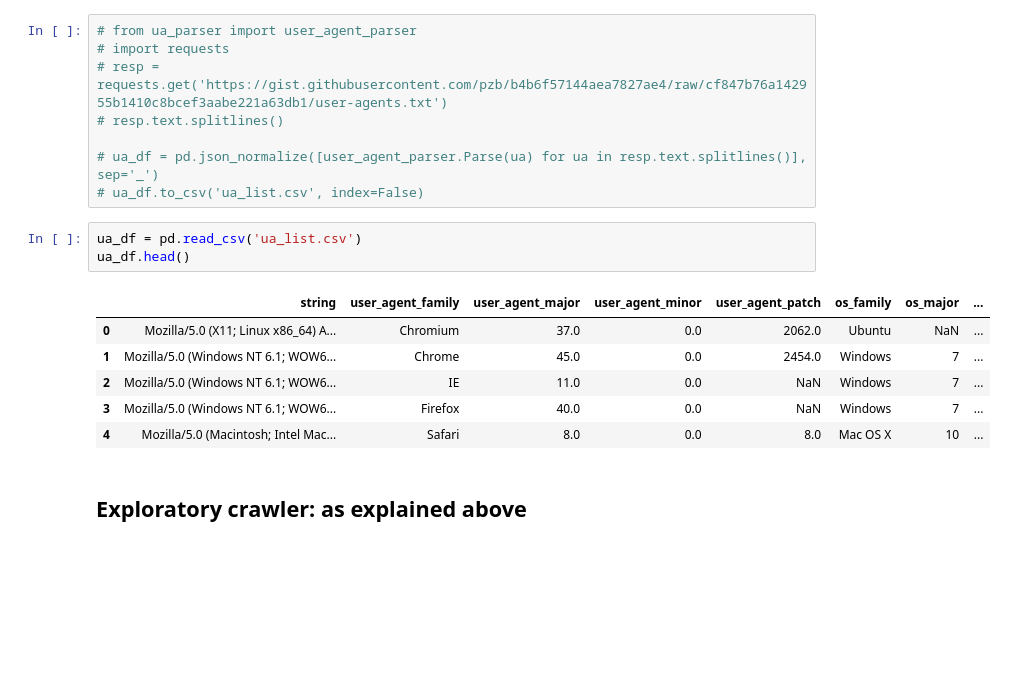
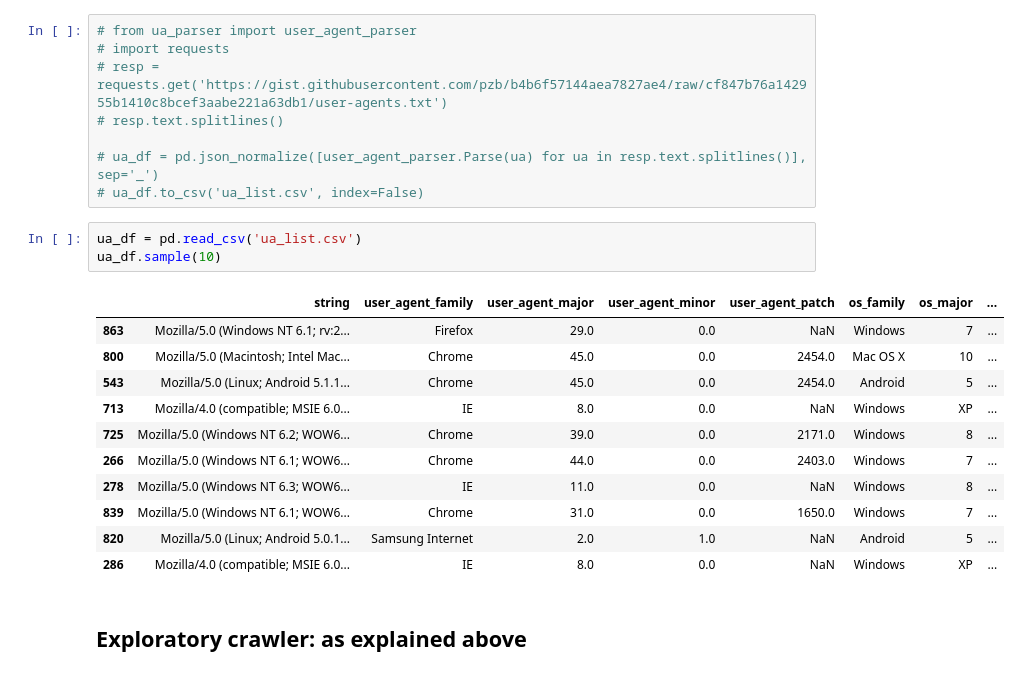
Before and after one commit to eliasdabbas/custom-crawlers, a Jupyter notebook: custom_crawlers.ipynb, the cells around one changed output. Cells and saved outputs as stored; diff of their text form; blank space fills up the shorter version.

```diff
--- a/custom_crawlers.ipynb
+++ b/custom_crawlers.ipynb
@@ -110,14 +110,19 @@ So let's get some user-agents (this can be improved with a more comprehensive li
 # ua_df.to_csv('ua_list.csv', index=False)
 # %%
 ua_df = pd.read_csv('ua_list.csv')
-ua_df.head()
+ua_df.sample(10)
 # %% [output]
 |  | string | user_agent_family | user_agent_major | user_agent_minor | user_agent_patch | os_family | os_major | ... |
-| 0 | Mozilla/5.0 (X11; Linux x86_64) A... | Chromium | 37.0 | 0.0 | 2062.0 | Ubuntu | NaN | ... |
-| 1 | Mozilla/5.0 (Windows NT 6.1; WOW6... | Chrome | 45.0 | 0.0 | 2454.0 | Windows | 7 | ... |
-| 2 | Mozilla/5.0 (Windows NT 6.1; WOW6... | IE | 11.0 | 0.0 | NaN | Windows | 7 | ... |
-| 3 | Mozilla/5.0 (Windows NT 6.1; WOW6... | Firefox | 40.0 | 0.0 | NaN | Windows | 7 | ... |
-| 4 | Mozilla/5.0 (Macintosh; Intel Mac... | Safari | 8.0 | 0.0 | 8.0 | Mac OS X | 10 | ... |
+| 863 | Mozilla/5.0 (Windows NT 6.1; rv:2... | Firefox | 29.0 | 0.0 | NaN | Windows | 7 | ... |
+| 800 | Mozilla/5.0 (Macintosh; Intel Mac... | Chrome | 45.0 | 0.0 | 2454.0 | Mac OS X | 10 | ... |
+| 543 | Mozilla/5.0 (Linux; Android 5.1.1... | Chrome | 45.0 | 0.0 | 2454.0 | Android | 5 | ... |
+| 713 | Mozilla/4.0 (compatible; MSIE 6.0... | IE | 8.0 | 0.0 | NaN | Windows | XP | ... |
+| 725 | Mozilla/5.0 (Windows NT 6.2; WOW6... | Chrome | 39.0 | 0.0 | 2171.0 | Windows | 8 | ... |
+| 266 | Mozilla/5.0 (Windows NT 6.1; WOW6... | Chrome | 44.0 | 0.0 | 2403.0 | Windows | 7 | ... |
+| 278 | Mozilla/5.0 (Windows NT 6.3; WOW6... | IE | 11.0 | 0.0 | NaN | Windows | 8 | ... |
+| 839 | Mozilla/5.0 (Windows NT 6.1; WOW6... | Chrome | 31.0 | 0.0 | 1650.0 | Windows | 7 | ... |
+| 820 | Mozilla/5.0 (Linux; Android 5.0.1... | Samsung Internet | 2.0 | 1.0 | NaN | Android | 5 | ... |
+| 286 | Mozilla/4.0 (compatible; MSIE 6.0... | IE | 8.0 | 0.0 | NaN | Windows | XP | ... |
 # %% [markdown]
 ## Exploratory crawler: as explained above
 # %%
```
Also changed, not shown: parts of 2 cells of this notebook.
